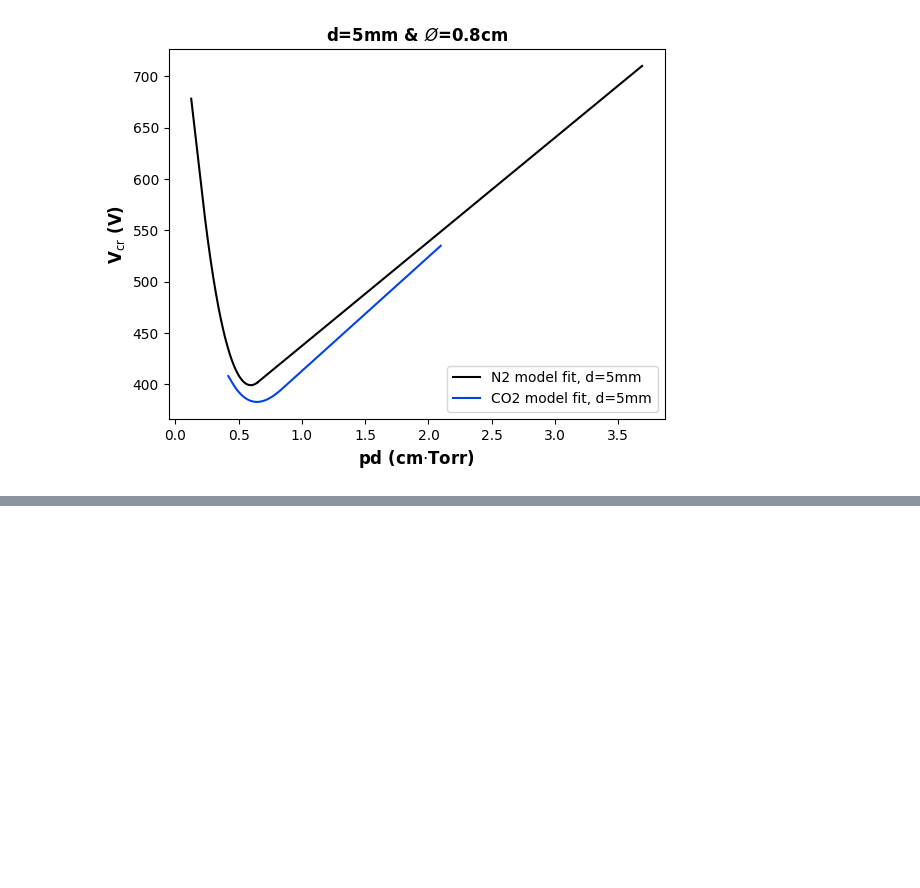
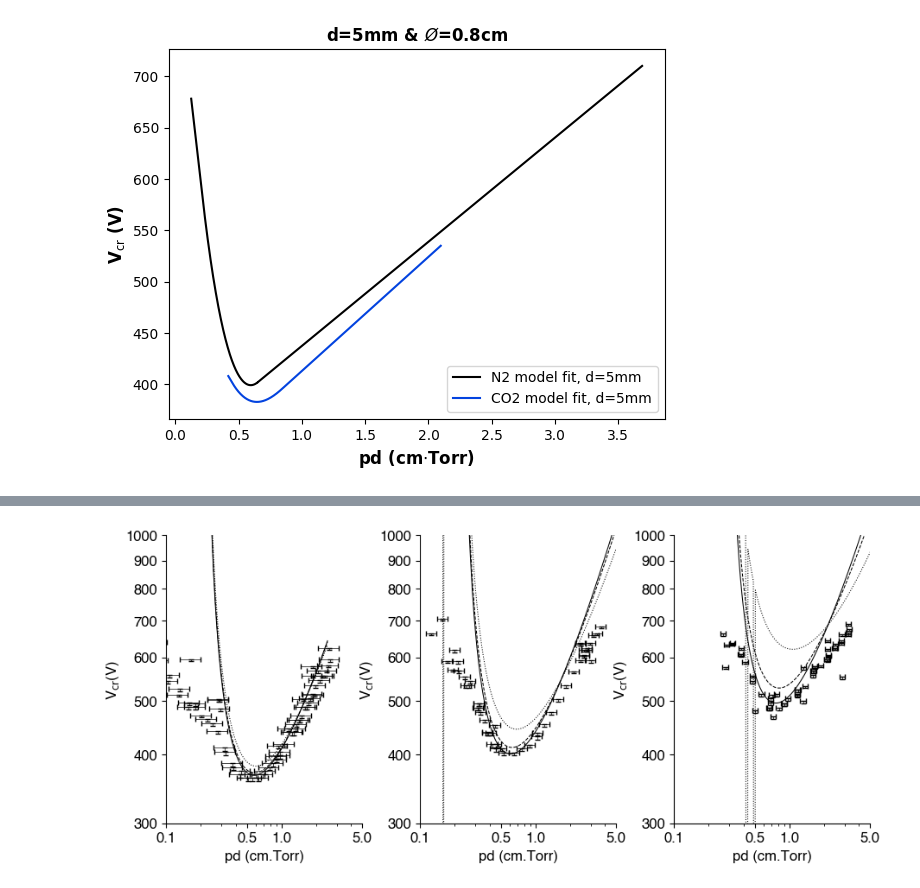
Before and after one commit to s-gerow/SAIL-Plasma, a Jupyter notebook: BeAMED/Test Scripts/FAS_analysis.ipynb, the cells around one changed output, grey strips where cells are left out. Cells and saved outputs as stored; diff of their text form; code cells hidden in the pictures; blank space fills up the shorter version.

```diff
--- a/BeAMED/Test Scripts/FAS_analysis.ipynb
+++ b/BeAMED/Test Scripts/FAS_analysis.ipynb
@@ -262,0 +265,89 @@ opening C:\Users\gerows\Python\SAIL-Plasma\2025115_Ar_5mm.csv
+# %%
+p = np.linspace(0.1, 10, 1000)
+
+a = 0.8/2
+A = 15
+
+d = 0.25
+B = 634.4
+gg = 0.043
+_, Vcr_sph1 = RioussetEquation(p, d, a, A, B, gg, geometry='sph')
+_, Vcr_cyl1 = RioussetEquation(p, d, a, A, B, gg, geometry='cyl')
+p_d1, Vcr_rct1 = EngleSteinbeckEquation(p*d, A, B, gg, reject_asymptote=True)
+
+d = 0.5
+B = 658.5
+gg = 0.036
+_, Vcr_sph2 = RioussetEquation(p, d, a, A, B, gg, geometry='sph')
+_, Vcr_cyl2 = RioussetEquation(p, d, a, A, B, gg, geometry='cyl')
+p_d2, Vcr_rct2 = EngleSteinbeckEquation(p*d, A, B, gg, reject_asymptote=True)
+
+d = 1
+B = 649.3
+gg = 0.015
+_, Vcr_sph3 = RioussetEquation(p, d, a, A, B, gg, geometry='sph')
+_, Vcr_cyl3 = RioussetEquation(p, d, a, A, B, gg, geometry='cyl')
+p_d3, Vcr_rct3 = EngleSteinbeckEquation(p*d, A, B, gg, reject_asymptote=True)
+
+fig, [ax1, ax2, ax3] = plt.subplots(1,3)
+fig.set_size_inches(9,4)
+fig.tight_layout()
+ax1.set_xscale('log')
+ax2.set_xscale('log')
+ax3.set_xscale('log')
+ax1.set_yscale('log')
+ax2.set_yscale('log')
+ax3.set_yscale('log')
+
+ax1.set_xticks([0.1,0.5,1,5])
+ax1.get_xaxis().set_major_formatter(ScalarFormatter())
+ax2.set_xticks([0.1,0.5,1,5])
+ax2.get_xaxis().set_major_formatter(ScalarFormatter())
+ax3.set_xticks([0.1,0.5,1,5])
+ax3.get_xaxis().set_major_formatter(ScalarFormatter())
+
+ax1.set_yticks([300,400,500,600,700,800,900,1000])
+ax1.get_yaxis().set_major_formatter(ScalarFormatter())
+ax2.set_yticks([300,400,500,600,700,800,900,1000])
+ax2.get_yaxis().set_major_formatter(ScalarFormatter())
+ax3.set_yticks([300,400,500,600,700,800,900,1000])
+ax3.get_yaxis().set_major_formatter(ScalarFormatter())
+
+ax1.set_xlim(0.1,5)
+ax2.set_xlim(0.1,5)
+ax3.set_xlim(0.1,5)
+ax1.set_ylim(300,1000)
+ax2.set_ylim(300,1000)
+ax3.set_ylim(300,1000)
+
+ax1.set_ylabel(r'V$_{\rm{cr}}$(V)')
+ax2.set_ylabel(r'V$_{\rm{cr}}$(V)')
+ax3.set_ylabel(r'V$_{\rm{cr}}$(V)')
+
+ax1.set_xlabel('pd (cm.Torr)')
+ax2.set_xlabel('pd (cm.Torr)')
+ax3.set_xlabel('pd (cm.Torr)')
+
+ax1.spines['top'].set_visible(False)
+ax1.spines['right'].set_visible(False)
+ax2.spines['top'].set_visible(False)
+ax2.spines['right'].set_visible(False)
+ax3.spines['top'].set_visible(False)
+ax3.spines['right'].set_visible(False)
+
+ax1.errorbar(pd2_5, v2_5, [v_err2_5 + 5, v_err2_5], pd_err2_5, fmt='', ls = 'none', capsize=2, markerfacecolor = 'none', color = 'xkcd:black', linewidth = 0.5)
+ax2.errorbar(pd5, v5, [v_err5 + 5, v_err5], pd_err5, fmt='', ls = 'none', capsize=2, markerfacecolor = 'none', color = 'xkcd:black', linewidth = 0.5)
+ax3.errorbar(pd10mod, v10mod, [v_err10mod + 5, v_err10mod], pd_err10mod, fmt='', ls = 'none', capsize=2, markerfacecolor = 'none', color = 'xkcd:black', linewidth = 0.5)
+
+ax1.plot(p_d1, Vcr_rct1, color = 'xkcd:black', linewidth = 0.75)
+ax1.plot(p*0.25, Vcr_cyl1, color = 'xkcd:black', linewidth = 0.75, ls = 'dashed')
+ax1.plot(p*0.25, Vcr_sph1, color = 'xkcd:black', linewidth = 0.75, ls = 'dotted')
+
+ax2.plot(p_d2, Vcr_rct2, color = 'xkcd:black', linewidth = 0.75)
+ax2.plot(p*0.5, Vcr_cyl2, color = 'xkcd:black', linewidth = 0.75, ls = 'dashed')
+ax2.plot(p*0.5, Vcr_sph2, color = 'xkcd:black', linewidth = 0.75, ls = 'dotted')
+
+ax3.plot(p_d3, Vcr_rct3, color = 'xkcd:black', linewidth = 0.75)
+ax3.plot(p, Vcr_cyl3, color = 'xkcd:black', linewidth = 0.75, ls = 'dashed')
+ax3.plot(p, Vcr_sph3, color = 'xkcd:black', linewidth = 0.75, ls = 'dotted')
+# %% [output]
@@ -262,0 +355 @@ opening C:\Users\gerows\Python\SAIL-Plasma\2025115_Ar_5mm.csv
+[figure, added]
```
Also changed, not shown: parts of 3 cells of this notebook, 1 other file.
